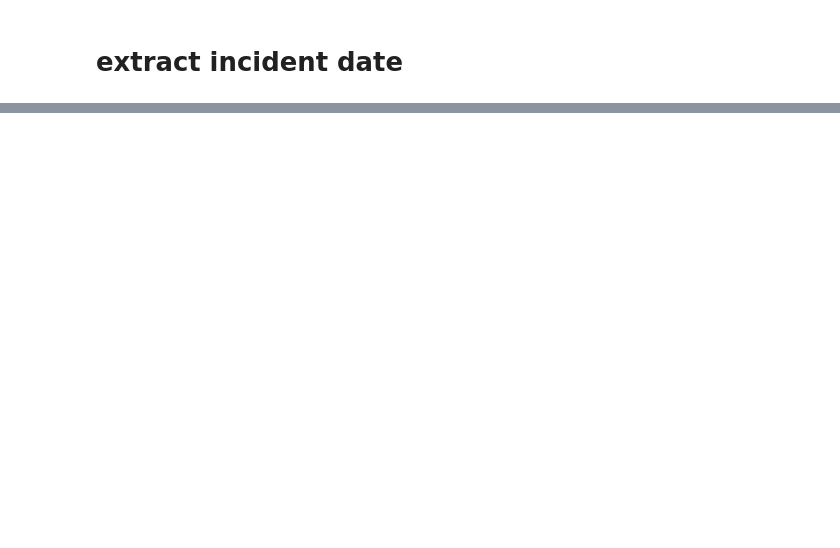
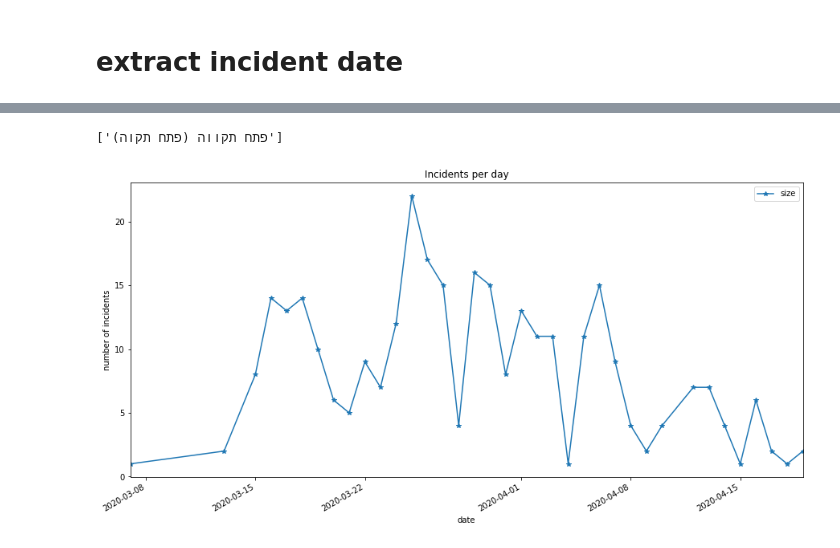
Before and after one commit to erez-aharonov/covid-19-israel-tracker, a Jupyter notebook: analysis.ipynb, the cells around one changed output, grey strips where cells are left out. Saved outputs shown, nothing was run; the diff lists cells and outputs as text; code cells hidden in the pictures; blank space fills up the shorter version.

```diff
--- a/analysis.ipynb
+++ b/analysis.ipynb
@@ -144,0 +201,5 @@ incidents_clean_stat_df.plot(x='incident_day', y='size', marker='*')
+# %%
+show_stat(incidents_df, 'פתח')
+# %% [output]
+['פתח תקווה (פתח תקוה)']
+[figure, added]
```
Also changed, not shown: parts of 24 cells of this notebook, 4 other files.
